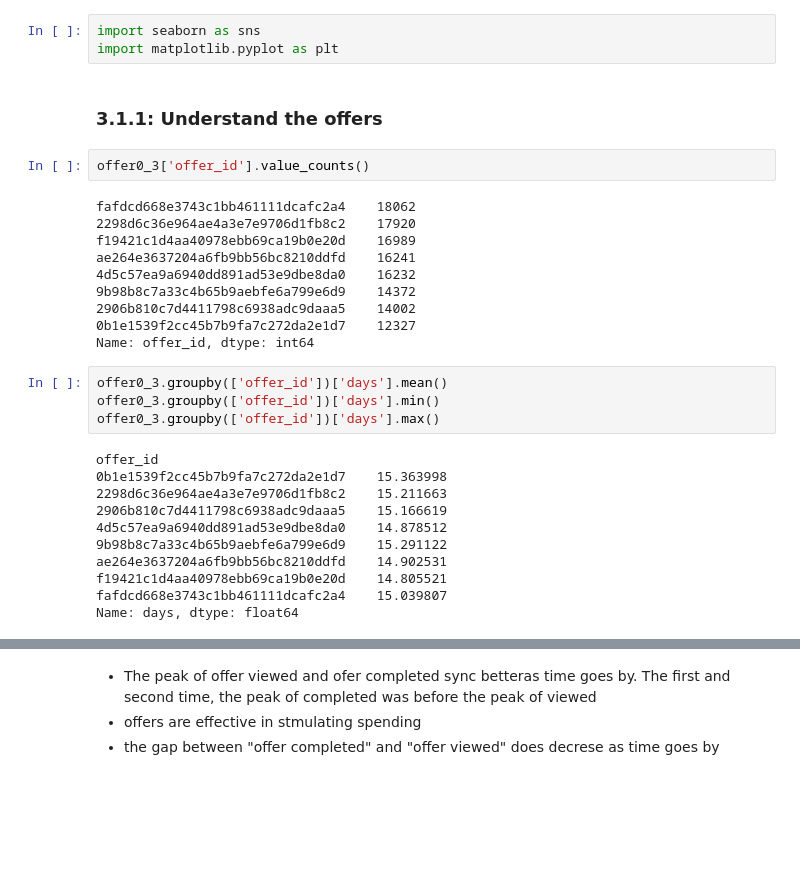
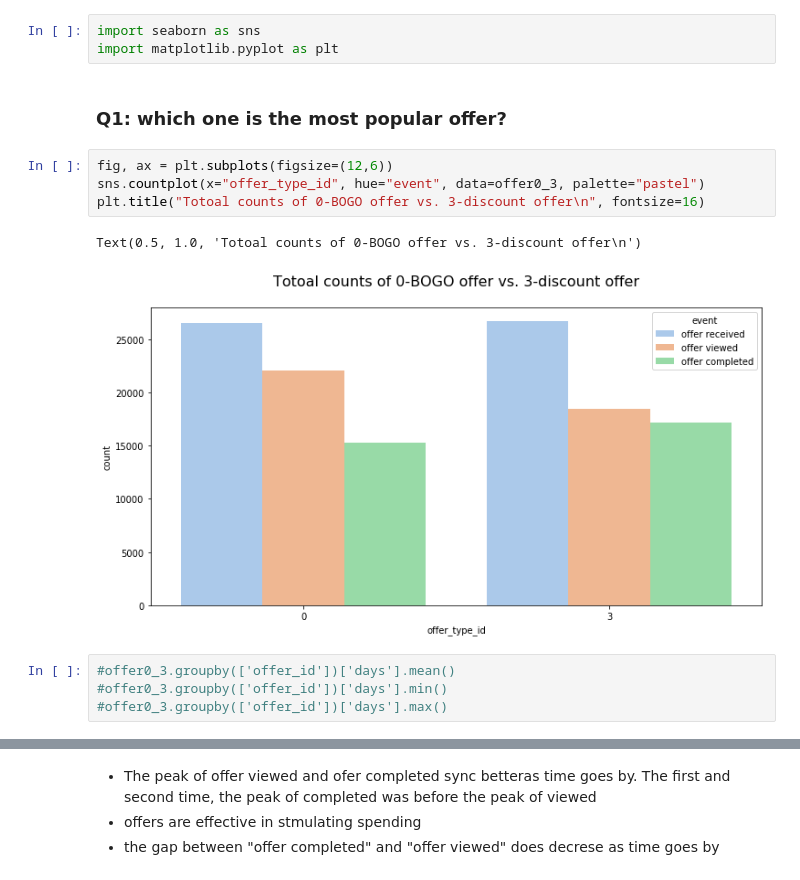
Before and after one commit to linnndachen/starbucks_capstone, a Jupyter notebook: Starbucks_Capstone_notebook.ipynb, the cells around one changed output, grey strips where cells are left out. Drawn from its saved outputs; the diff is of its cells as text; blank space fills up the shorter version.

```diff
--- a/Starbucks_Capstone_notebook.ipynb
+++ b/Starbucks_Capstone_notebook.ipynb
@@ -511,32 +489,16 @@ Questions:
 # %%
 import seaborn as sns
 import matplotlib.pyplot as plt
-# %% [markdown]
-### 3.1.1: Understand the offers
-# %%
-offer0_3['offer_id'].value_counts()
-# %% [output]
-fafdcd668e3743c1bb461111dcafc2a4    18062
-2298d6c36e964ae4a3e7e9706d1fb8c2    17920
-f19421c1d4aa40978ebb69ca19b0e20d    16989
-ae264e3637204a6fb9bb56bc8210ddfd    16241
-4d5c57ea9a6940dd891ad53e9dbe8da0    16232
-9b98b8c7a33c4b65b9aebfe6a799e6d9    14372
-2906b810c7d4411798c6938adc9daaa5    14002
-0b1e1539f2cc45b7b9fa7c272da2e1d7    12327
-Name: offer_id, dtype: int64
+# %% [markdown]
+### Q1: which one is the most popular offer?
+# %%
+fig, ax = plt.subplots(figsize=(12,6))
+sns.countplot(x="offer_type_id", hue="event", data=offer0_3, palette="pastel")
+plt.title("Totoal counts of 0-BOGO offer vs. 3-discount offer\n", fontsize=16)
+# %% [output]
+Text(0.5, 1.0, 'Totoal counts of 0-BOGO offer vs. 3-discount offer\n')
+[figure, added]
 # %%
-offer0_3.groupby(['offer_id'])['days'].mean()
-offer0_3.groupby(['offer_id'])['days'].min()
-offer0_3.groupby(['offer_id'])['days'].max()
+#offer0_3.groupby(['offer_id'])['days'].mean()
+#offer0_3.groupby(['offer_id'])['days'].min()
+#offer0_3.groupby(['offer_id'])['days'].max()
-# %% [output]
-offer_id
-0b1e1539f2cc45b7b9fa7c272da2e1d7    15.363998
-2298d6c36e964ae4a3e7e9706d1fb8c2    15.211663
-2906b810c7d4411798c6938adc9daaa5    15.166619
-4d5c57ea9a6940dd891ad53e9dbe8da0    14.878512
-9b98b8c7a33c4b65b9aebfe6a799e6d9    15.291122
-ae264e3637204a6fb9bb56bc8210ddfd    14.902531
-f19421c1d4aa40978ebb69ca19b0e20d    14.805521
-fafdcd668e3743c1bb461111dcafc2a4    15.039807
-Name: days, dtype: float64
```
Also changed, not shown: parts of 90 cells of this notebook.
